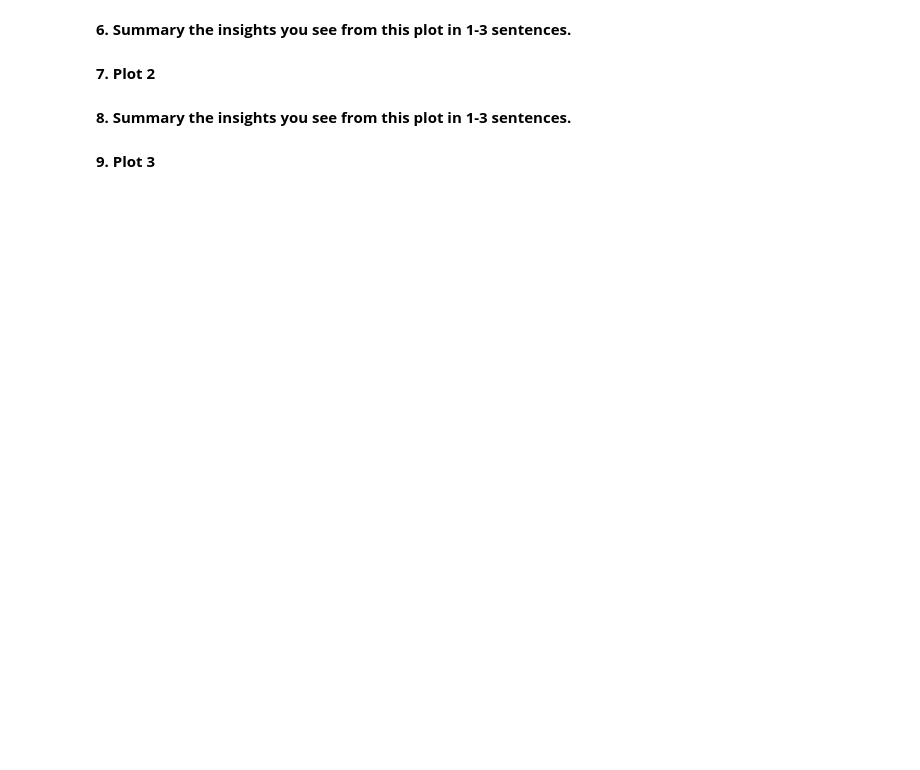
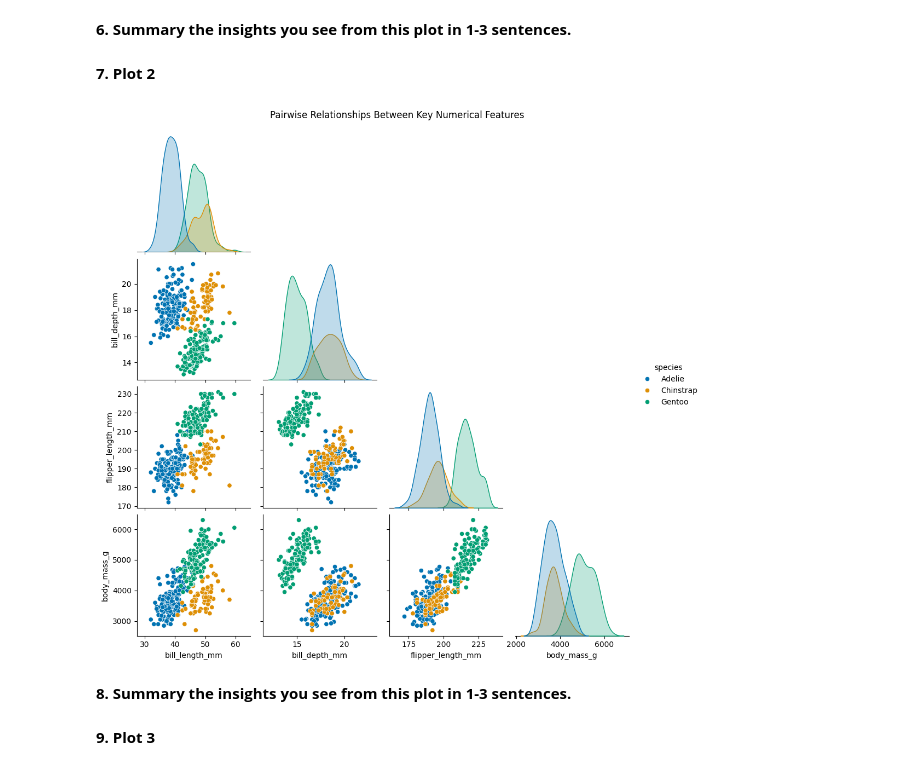
Before and after one commit to RishKr17/ISE364HW4, a Jupyter notebook: HW4.ipynb, the cells around one changed output. Saved outputs shown, nothing was run; the diff lists cells and outputs as text; code cells hidden in the pictures; blank space fills up the shorter version.

```diff
--- a/HW4.ipynb
+++ b/HW4.ipynb
@@ -114,2 +160,14 @@ Alternatively, you can replace one plot by data transformation e.g. categorical
+# %%
+sns.pairplot(
+    penguins,
+    vars=["bill_length_mm", "bill_depth_mm", "flipper_length_mm", "body_mass_g"],
+    hue="species",
+    palette="colorblind",
+    corner=True
+)
+plt.suptitle("Pairwise Relationships Between Key Numerical Features", y=1.02)
+plt.show()
+# %% [output]
+[figure, added]
 # %% [markdown]
 **8. Summary the insights you see from this plot in 1-3 sentences.**
```
Also changed, not shown: parts of 71 cells of this notebook, 11 other files.
